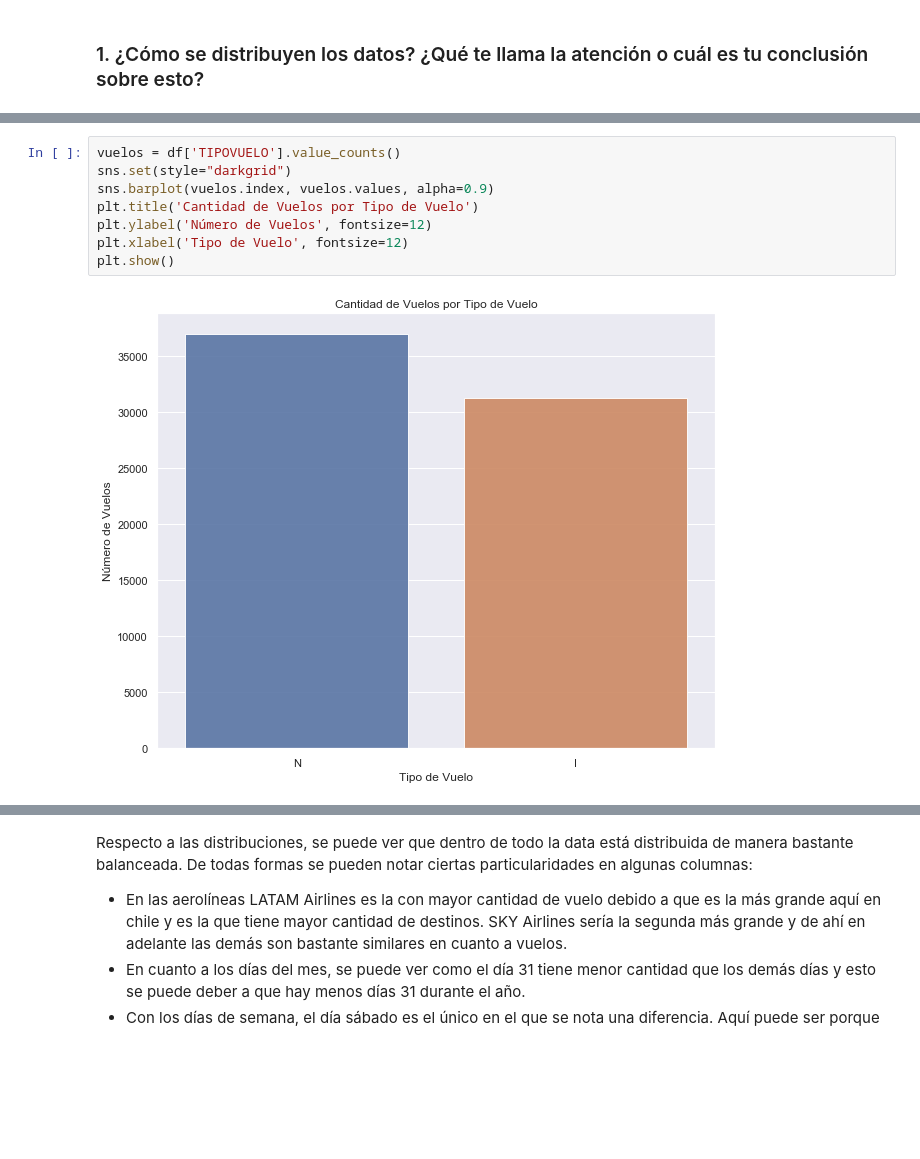
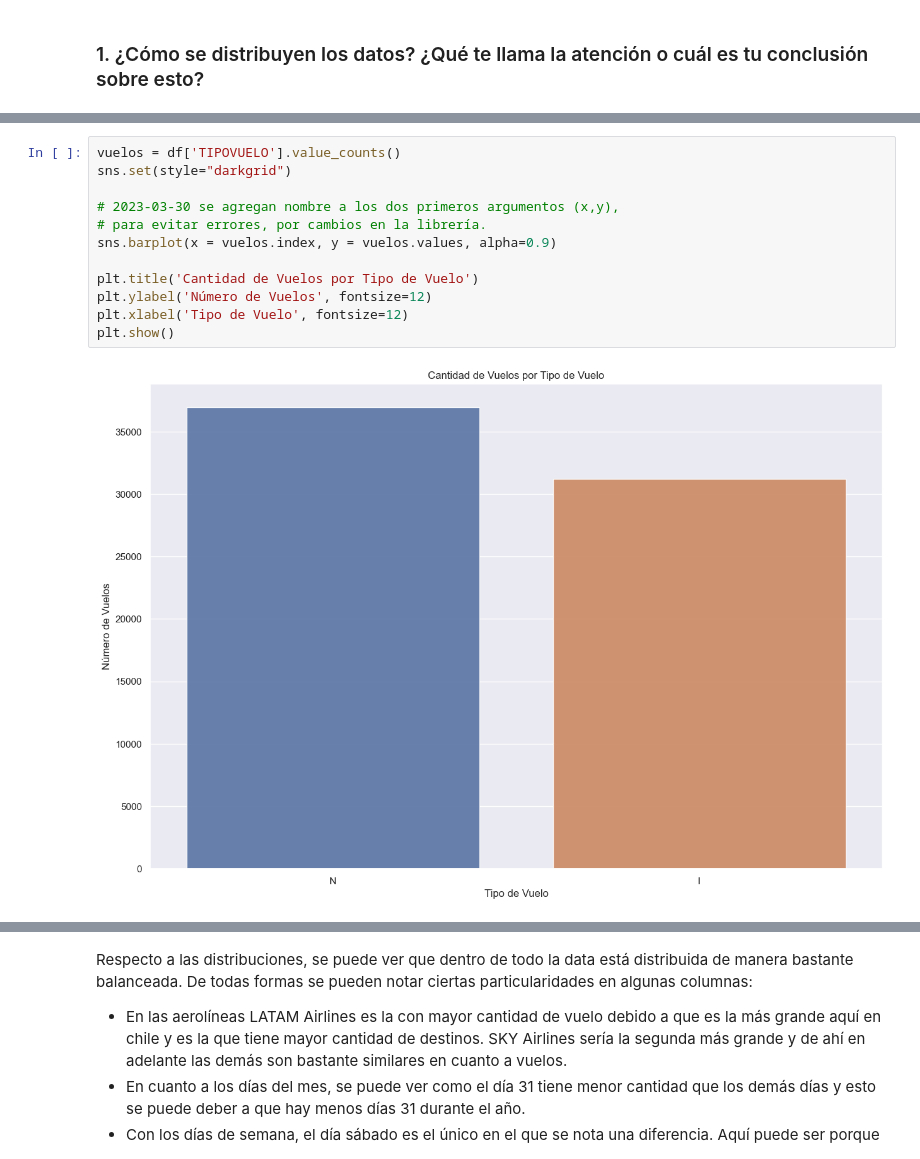
Before and after one commit to jmontecinosm/MLChallengeLatamAirlinesMar2023, a Jupyter notebook: to-expose.ipynb, the cells around one changed output, grey strips where cells are left out. Drawn from its saved outputs; the diff is of its cells as text; blank space fills up the shorter version.

```diff
--- a/to-expose.ipynb
+++ b/to-expose.ipynb
@@ -138,13 +175,17 @@ plt.show()
 # %%
 vuelos = df['TIPOVUELO'].value_counts()
 sns.set(style="darkgrid")
-sns.barplot(vuelos.index, vuelos.values, alpha=0.9)
+
+# 2023-03-30 se agregan nombre a los dos primeros argumentos (x,y),
+# para evitar errores, por cambios en la librería.
+sns.barplot(x = vuelos.index, y = vuelos.values, alpha=0.9)
+
 plt.title('Cantidad de Vuelos por Tipo de Vuelo')
 plt.ylabel('Número de Vuelos', fontsize=12)
 plt.xlabel('Tipo de Vuelo', fontsize=12)
 plt.show()
 # %% [output]
-[figure, old version]
+[figure, new version]
 # %%
 vuelos = df['SIGLADES'].value_counts()
 sns.set(style="darkgrid")
```
Also changed, not shown: parts of 32 cells of this notebook, 2 other files.
